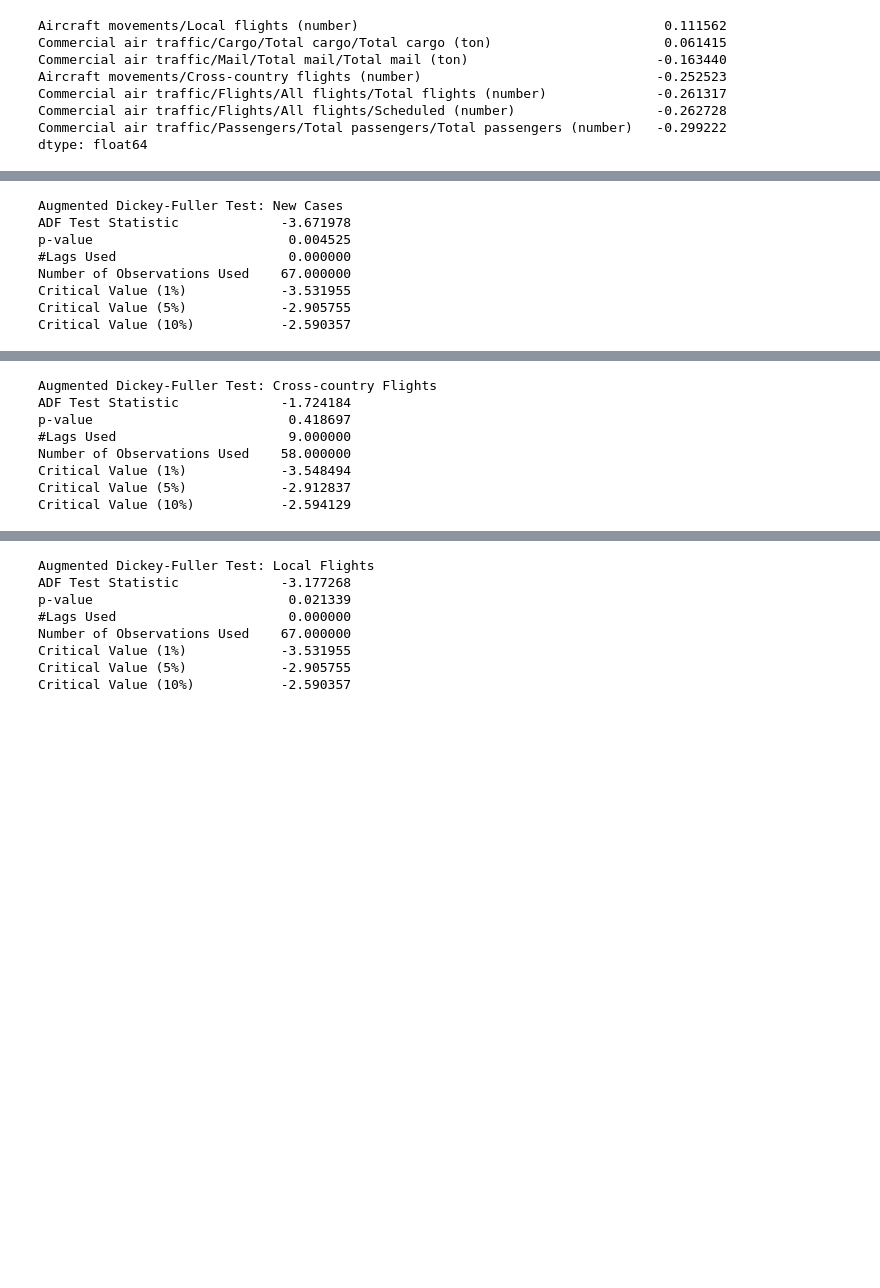
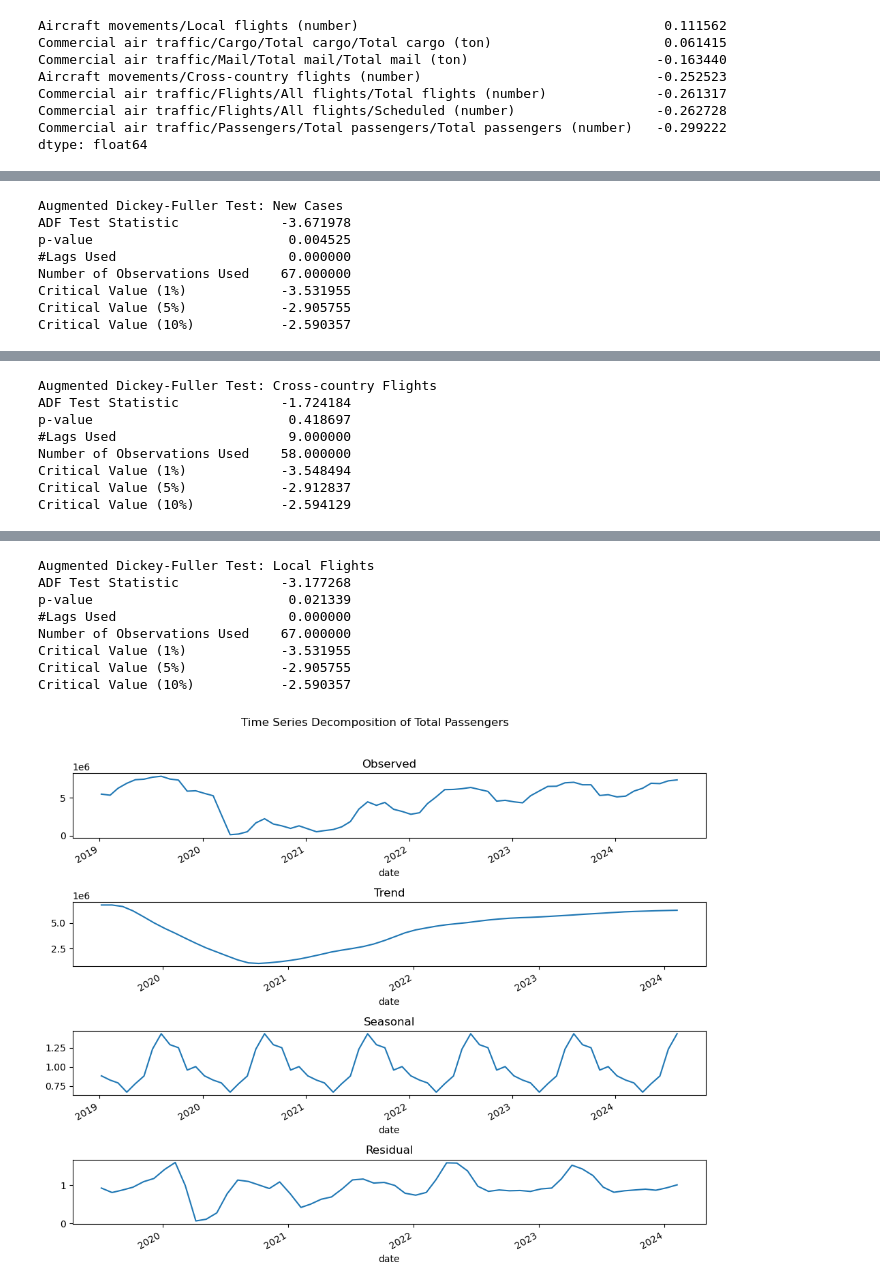
Before and after one commit to mengzi667/TIL6022-group-project, a Jupyter notebook: project/code and data/data_covid_world.ipynb, the cells around one changed output, grey strips where cells are left out. Saved outputs shown, nothing was run; the diff lists cells and outputs as text; code cells hidden in the pictures; blank space fills up the shorter version.

```diff
--- a/project/code and data/data_covid_world.ipynb
+++ b/project/code and data/data_covid_world.ipynb
@@ -410,15 +405,17 @@ import matplotlib.pyplot as plt
 from statsmodels.tsa.seasonal import seasonal_decompose
 from statsmodels.tsa.stattools import adfuller
 
-# 假设 merged_df 包含 'date', 'new_cases', 'Aircraft movements/Cross-country flights (number)', 'Aircraft movements/Local flights (number)' 等列
-# 预处理数据
+# Assume merged_df contains 'date', 'new_cases', 'Aircraft movements/Cross-country flights (number)', 'Aircraft movements/Local flights (number)',
+# 'Commercial air traffic/Passengers/Total passengers/Total passengers (number)', 'Commercial air traffic/Cargo/Total cargo/Total cargo (ton)',
+# 'Commercial air traffic/Mail/Total mail/Total mail (ton)' columns
+# Preprocess data
 merged_df['date'] = pd.to_datetime(merged_df['date'])
 merged_df.set_index('date', inplace=True)
 
-# 查看数据结构
+# View data structure
 print(merged_df.head())
 
-# 定义一个函数来执行ADF检验
+# Define a function to perform ADF test
 def adf_test(series, title=''):
     print(f'Augmented Dickey-Fuller Test: {title}')
     result = adfuller(series.dropna(), autolag='AIC')
@@ -429,21 +426,21 @@ def adf_test(series, title=''):
     print(out.to_string())
     print('')
 
-# 对感染人数进行时间序列分解
-result_new_cases = seasonal_decompose(merged_df['new_cases'], model='additive', period=12)
+# Time series decomposition for new cases
+result_variable0 = seasonal_decompose(merged_df['new_cases'], model='additive', period=12)
 fig, (ax1, ax2, ax3, ax4) = plt.subplots(4, 1, figsize=(10, 8))
-result_new_cases.observed.plot(ax=ax1, title='Observed')
-result_new_cases.trend.plot(ax=ax2, title='Trend')
-result_new_cases.seasonal.plot(ax=ax3, title='Seasonal')
-result_new_cases.resid.plot(ax=ax4, title='Residual')
-fig.suptitle('Time Series Decomposition of New Cases', y=1.02)
+result_variable0.observed.plot(ax=ax1, title='Observed')
+result_variable0.trend.plot(ax=ax2, title='Trend')
+result_variable0.seasonal.plot(ax=ax3, title='Seasonal')
+result_variable0.resid.plot(ax=ax4, title='Residual')
+fig.suptitle('Time Series Decomposition of new cases', y=1.02)
 plt.tight_layout()
 plt.show()
 
-# 对感染人数进行ADF检验
+# Perform ADF test for new cases
 adf_test(merged_df['new_cases'], title='New Cases')
 
-# 对 Variable1 进行时间序列分解
+# Time series decomposition for Variable1
 result_variable1 = seasonal_decompose(merged_df['Aircraft movements/Cross-country flights (number)'], model='multiplicative', period=12)
 fig, (ax1, ax2, ax3, ax4) = plt.subplots(4, 1, figsize=(10, 8))
 result_variable1.observed.plot(ax=ax1, title='Observed')
@@ -454,10 +451,10 @@ fig.suptitle('Time Series Decomposition of Cross-country Flights', y=1.02)
 plt.tight_layout()
 plt.show()
 
-# 对 Variable1 进行ADF检验
+# ADF test for Variable1
 adf_test(merged_df['Aircraft movements/Cross-country flights (number)'], title='Cross-country Flights')
 
-# 对 Variable2 进行时间序列分解
+# Time series decomposition for Variable2
 result_variable2 = seasonal_decompose(merged_df['Aircraft movements/Local flights (number)'], model='multiplicative', period=12)
 fig, (ax1, ax2, ax3, ax4) = plt.subplots(4, 1, figsize=(10, 8))
 result_variable2.observed.plot(ax=ax1, title='Observed')
@@ -468,8 +465,50 @@ fig.suptitle('Time Series Decomposition of Local Flights', y=1.02)
 plt.tight_layout()
 plt.show()
 
-# 对 Variable2 进行ADF检验
+# ADF test for Variable2
 adf_test(merged_df['Aircraft movements/Local flights (number)'], title='Local Flights')
+
+# Time series decomposition for Total Passengers
+result_passengers = seasonal_decompose(merged_df['Commercial air traffic/Passengers/Total passengers/Total passengers (number)'], model='multiplicative', period=12)
+fig, (ax1, ax2, ax3, ax4) = plt.subplots(4, 1, figsize=(10, 8))
+result_passengers.observed.plot(ax=ax1, title='Observed')
+result_passengers.trend.plot(ax=ax2, title='Trend')
+result_passengers.seasonal.plot(ax=ax3, title='Seasonal')
+result_passengers.resid.plot(ax=ax4, title='Residual')
+fig.suptitle('Time Series Decomposition of Total Passengers', y=1.02)
+plt.tight_layout()
+plt.show()
+
+# ADF test for Total Passengers
+adf_test(merged_df['Commercial air traffic/Passengers/Total passengers/Total passengers (number)'], title='Total Passengers')
+
+# Time series decomposition for Total Cargo
+result_cargo = seasonal_decompose(merged_df['Commercial air traffic/Cargo/Total cargo/Total cargo (ton)'], model='multiplicative', period=12)
+fig, (ax1, ax2, ax3, ax4) = plt.subplots(4, 1, figsize=(10, 8))
+result_cargo.observed.plot(ax=ax1, title='Observed')
+result_cargo.trend.plot(ax=ax2, title='Trend')
+result_cargo.seasonal.plot(ax=ax3, title='Seasonal')
+result_cargo.resid.plot(ax=ax4, title='Residual')
+fig.suptitle('Time Series Decomposition of Total Cargo', y=1.02)
+plt.tight_layout()
+plt.show()
+
+# ADF test for Total Cargo
+adf_test(merged_df['Commercial air traffic/Cargo/Total cargo/Total cargo (ton)'], title='Total Cargo')
+
+# Time series decomposition for Total Mail
+result_mail = seasonal_decompose(merged_df['Commercial air traffic/Mail/Total mail/Total mail (ton)'], model='multiplicative', period=12)
+fig, (ax1, ax2, ax3, ax4) = plt.subplots(4, 1, figsize=(10, 8))
+result_mail.observed.plot(ax=ax1, title='Observed')
+result_mail.trend.plot(ax=ax2, title='Trend')
+result_mail.seasonal.plot(ax=ax3, title='Seasonal')
+result_mail.resid.plot(ax=ax4, title='Residual')
+fig.suptitle('Time Series Decomposition of Total Mail', y=1.02)
+plt.tight_layout()
+plt.show()
+
+# ADF test for Total Mail
+adf_test(merged_df['Commercial air traffic/Mail/Total mail/Total mail (ton)'], title='Total Mail')
 # %% [output]
               month  new_cases              Airports  \
 date
@@ -488,30 +527,31 @@ date
 2019-03-07                                               1761
 2019-04-07                                               1747
 2019-05-07                                               1860
 [figure]
 Augmented Dickey-Fuller Test: New Cases
 ADF Test Statistic             -3.671978
 p-value                         0.004525
 #Lags Used                      0.000000
 Number of Observations Used    67.000000
 Critical Value (1%)            -3.531955
 Critical Value (5%)            -2.905755
 Critical Value (10%)           -2.590357
 [figure]
 Augmented Dickey-Fuller Test: Cross-country Flights
 ADF Test Statistic             -1.724184
 p-value                         0.418697
 #Lags Used                      9.000000
 Number of Observations Used    58.000000
 Critical Value (1%)            -3.548494
 Critical Value (5%)            -2.912837
 Critical Value (10%)           -2.594129
 [figure]
 Augmented Dickey-Fuller Test: Local Flights
 ADF Test Statistic             -3.177268
 p-value                         0.021339
 #Lags Used                      0.000000
 Number of Observations Used    67.000000
 Critical Value (1%)            -3.531955
 Critical Value (5%)            -2.905755
 Critical Value (10%)           -2.590357
+[figure, added]
```
Also changed, not shown: parts of 8 cells of this notebook, 1 other file.
